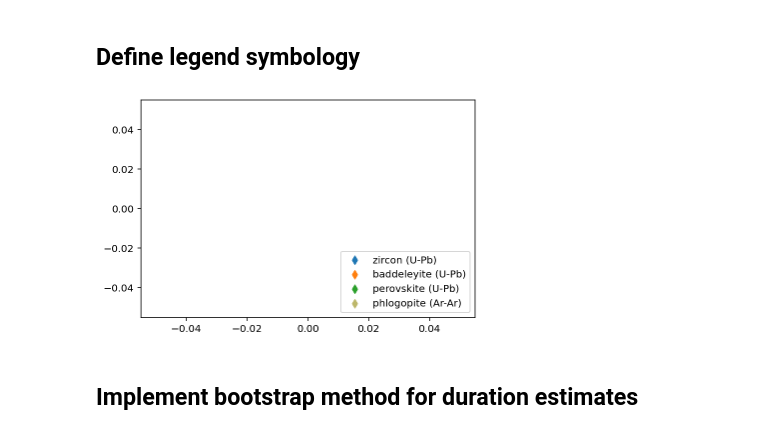
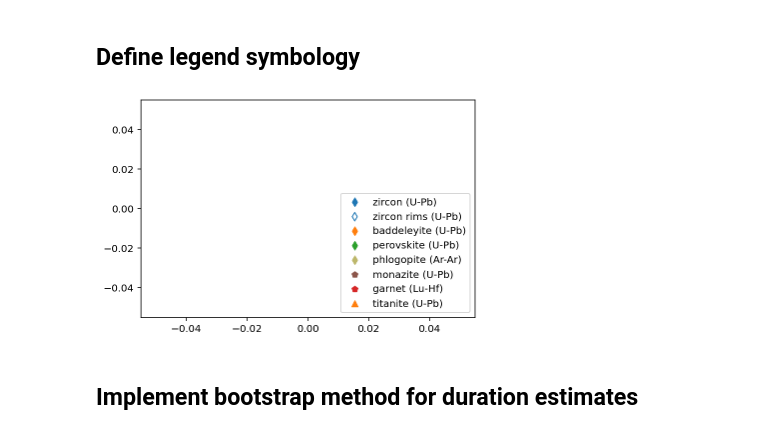
Before and after one commit to Swanson-Hysell/Mesoproterozoic_Turning_Point, a Jupyter notebook: code/Mesoprot_geochron.ipynb, the cells around one changed output. Cells and saved outputs as stored; diff of their text form; code cells hidden in the pictures.

```diff
--- a/code/Mesoprot_geochron.ipynb
+++ b/code/Mesoprot_geochron.ipynb
@@ -29,13 +29,17 @@ Index(['Sample_No', 'Age', 'Error_Plus', 'Error_Minus', 'Age_Method',
 ## Define legend symbology
 # %%
 zircon_marker = plt.scatter([], [], c='C0', marker='d', label='zircon (U-Pb)')
+zircon_rim_marker = plt.scatter([], [], edgecolors='C0', color='none', marker='d', label='zircon rims (U-Pb)')
 bad_marker = plt.scatter([], [], c='C1', marker='d', label='baddeleyite (U-Pb)')
 perov_marker = plt.scatter([], [], c='C2', marker='d', label='perovskite (U-Pb)')
 phlog_marker = plt.scatter([], [], c='darkkhaki', marker='d', label='phlogopite (Ar-Ar)')
-plt.legend(handles=[zircon_marker,bad_marker,perov_marker,phlog_marker],loc=4)
+monazite_marker = plt.scatter([], [], marker='p',c='C5',label='monazite (U-Pb)')
+garnet_marker = plt.scatter([], [], marker='p',color='C3',label='garnet (Lu-Hf)')
+titanite_marker = plt.scatter([], [], marker='^',c='C1',label='titanite (U-Pb)')
+plt.legend(handles=[zircon_marker,zircon_rim_marker,bad_marker,perov_marker,phlog_marker,monazite_marker,garnet_marker,titanite_marker],loc=4)
 plt.show()
 # %% [output]
-[figure, old version]
+[figure, new version]
 # %% [markdown]
 ## Implement bootstrap method for duration estimates
 # %%
```
Also changed, not shown: parts of 24 cells of this notebook.
